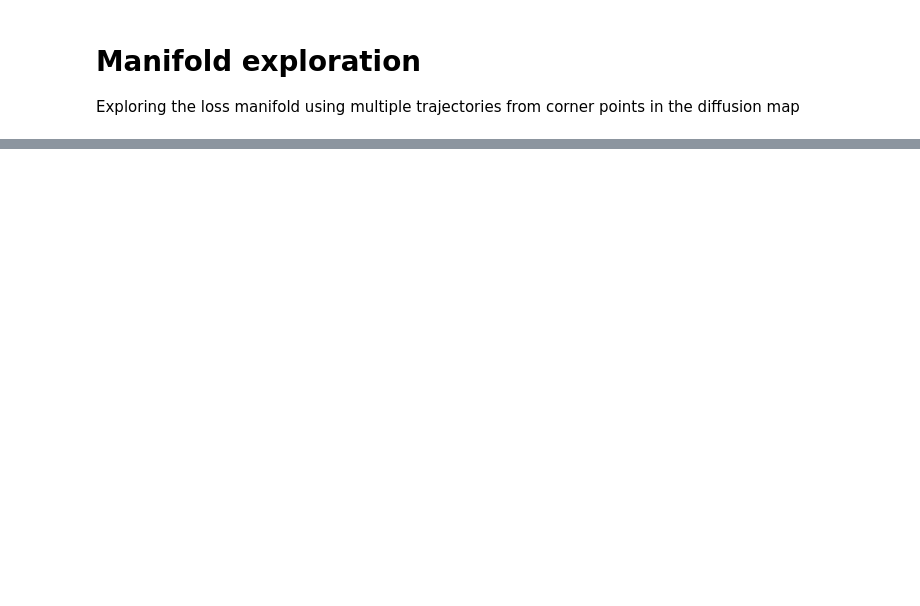
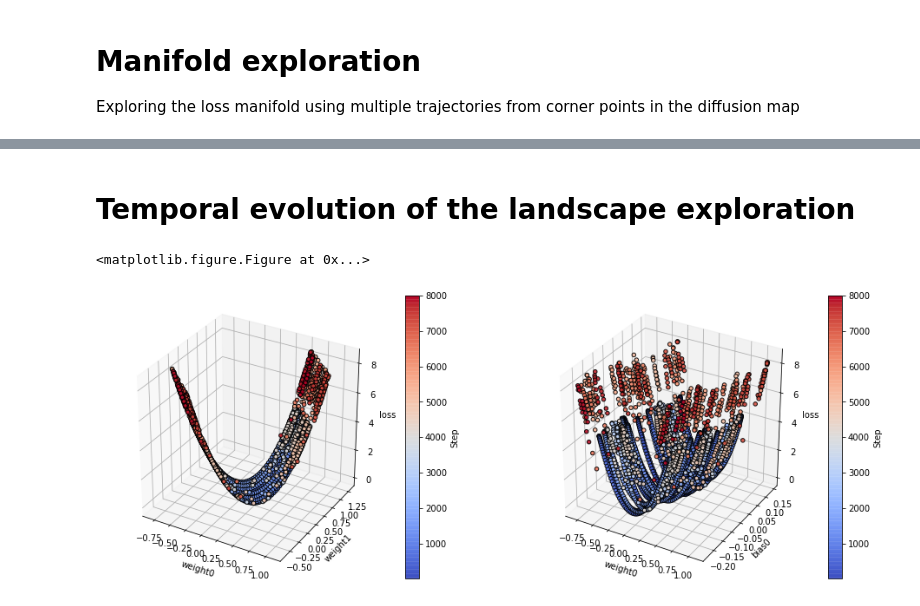
Before and after one commit to alan-turing-institute/ThermodynamicAnalyticsToolkit, a Jupyter notebook: examples/iPython/Manifold_exploration.ipynb, the cells around one changed output, grey strips where cells are left out. Cells and saved outputs as stored; diff of their text form; code cells hidden in the pictures; blank space fills up the shorter version.

```diff
--- a/examples/iPython/Manifold_exploration.ipynb
+++ b/examples/iPython/Manifold_exploration.ipynb
@@ -89,0 +141,27 @@ plt.show()
+# %% [markdown]
+# Temporal evolution of the landscape exploration
+# %%
+fig = plt.figure()
+
+fig = plt.figure(figsize = (16,6))
+ax = fig.add_subplot(121, projection='3d')
+axf = ax.scatter(weights[:,0], weights[:,1], loss, c=step, alpha=0.90, edgecolors='none', depthshade=True,  cmap=cm.coolwarm)
+cbar = fig.colorbar(axf)
+cbar.set_label('Step')
+ax.set_xlabel(df_run.axes[1][-3])
+ax.set_ylabel(df_run.axes[1][-2])
+ax.set_zlabel(df_run.axes[1][2])
+
+ax = fig.add_subplot(122, projection='3d')
+axf = ax.scatter(weights[:,0], weights[:,2], loss, c=step, alpha=0.90, edgecolors='none', depthshade=True,  cmap=cm.coolwarm)
+cbar = fig.colorbar(axf)
+cbar.set_label('Step')
+ax.set_xlabel(df_run.axes[1][-3])
+ax.set_ylabel(df_run.axes[1][-1])
+ax.set_zlabel(df_run.axes[1][2])
+
+
+plt.show()
+# %% [output]
+<matplotlib.figure.Figure at 0x...>
+[figure, added]
```
Also changed, not shown: parts of 5 cells of this notebook, 3 other files.
